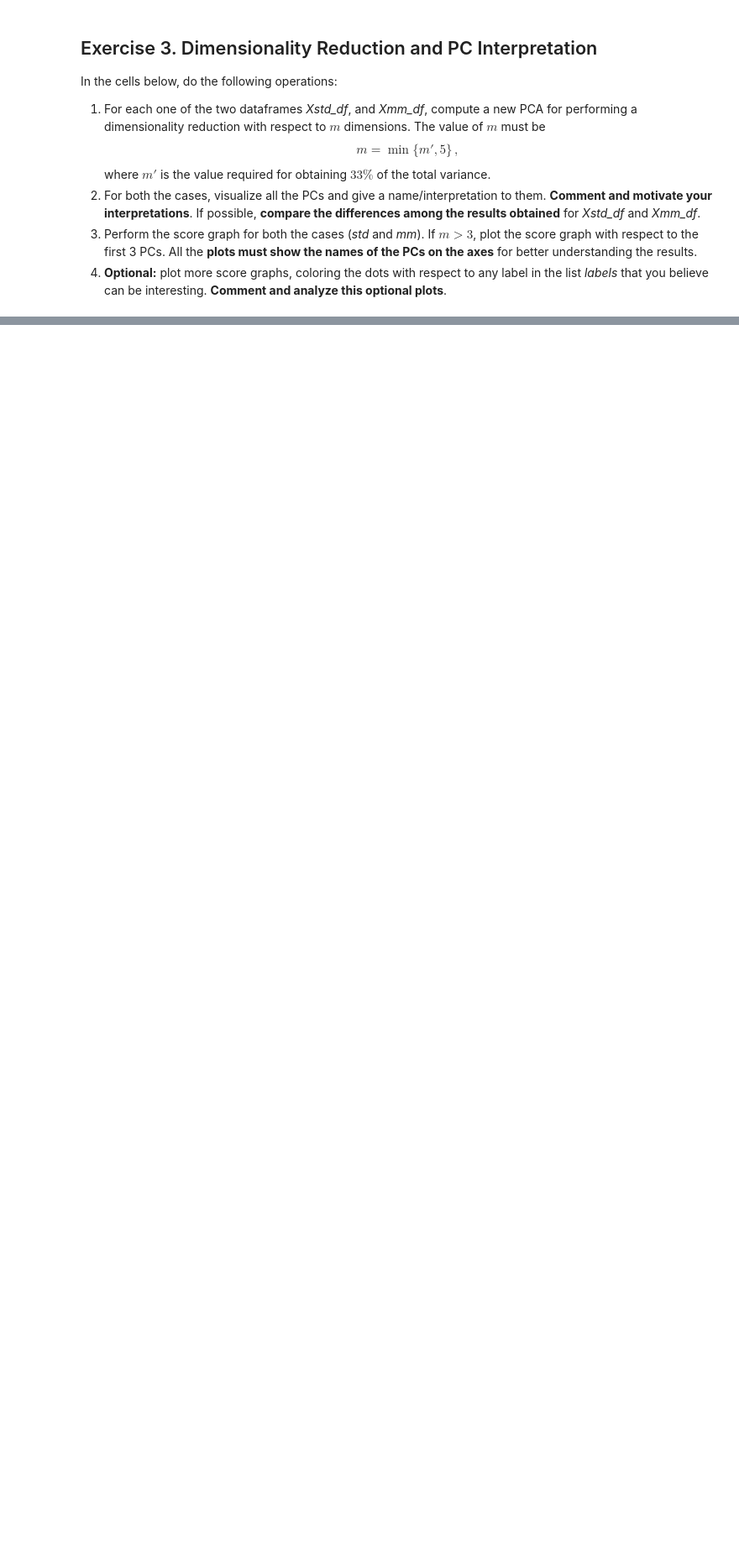
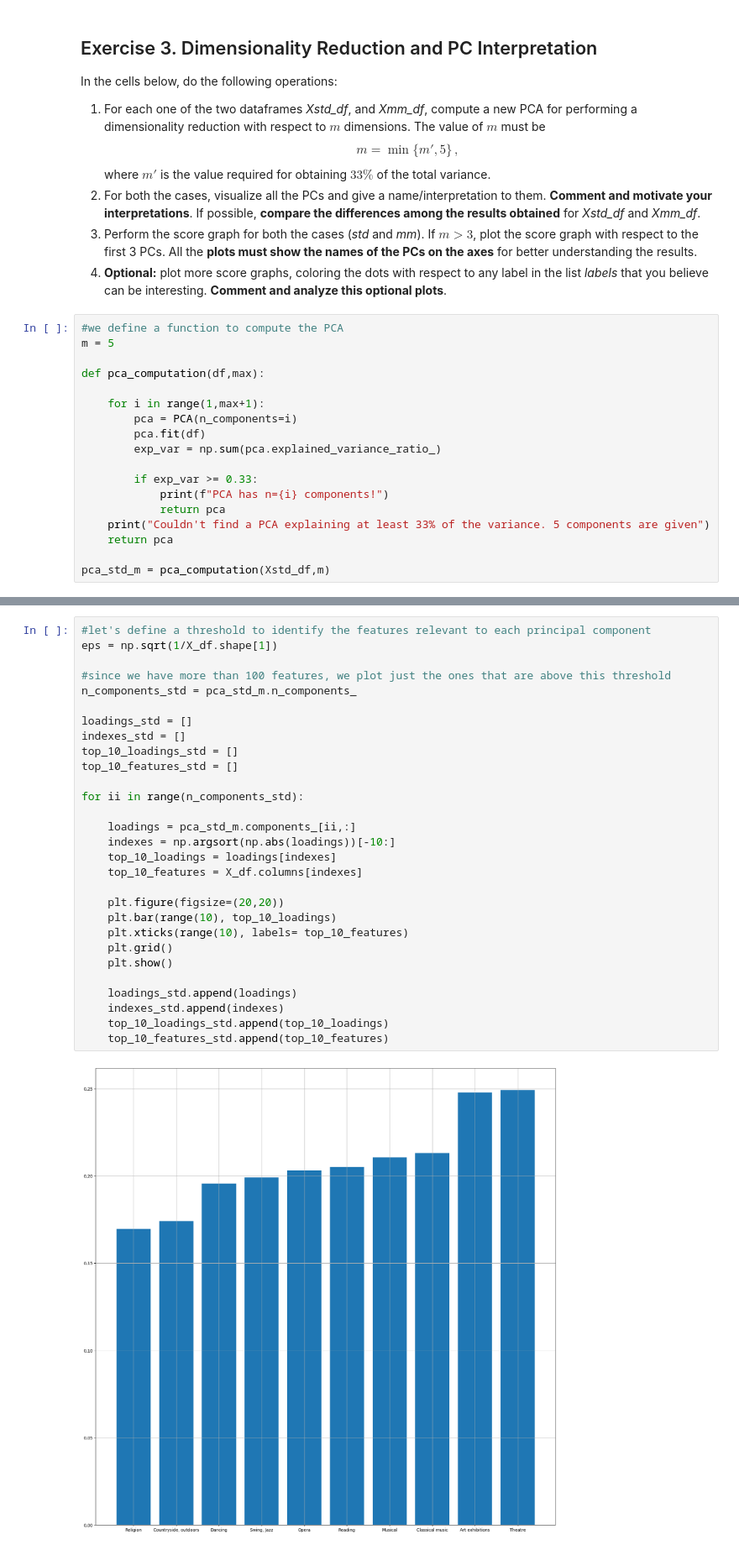
Before and after one commit to fabiolauro/PCA_CLA_Project, a Jupyter notebook: HWpca_Lauro_Martellone.ipynb, the cells around one changed output, grey strips where cells are left out. Shown at 84% size. Drawn from its saved outputs; the diff is of its cells as text; blank space fills up the shorter version.

Commit message:
written plots for the PCs of the std dataset

```diff
--- a/HWpca_Lauro_Martellone.ipynb
+++ b/HWpca_Lauro_Martellone.ipynb
@@ -429,3 +429,21 @@ In the cells below, do the following operations:
 2. For both the cases, visualize all the PCs and give a name/interpretation to them. **Comment and motivate your interpretations**. If possible, **compare the differences among the results obtained** for _Xstd_df_ and _Xmm_df_.
 3. Perform the score graph for both the cases (_std_ and _mm_). If $m>3$, plot the score graph with respect to the first 3 PCs. All the **plots must show the names of the PCs on the axes** for better understanding the results.
 4. **Optional:** plot more score graphs, coloring the dots with respect to any label in the list _labels_ that you believe can be interesting. **Comment and analyze this optional plots**.
+# %%
+#we define a function to compute the PCA
+m = 5
+
+def pca_computation(df,max):
+
+    for i in range(1,max+1):
+        pca = PCA(n_components=i)
+        pca.fit(df)
+        exp_var = np.sum(pca.explained_variance_ratio_)
+
+        if exp_var >= 0.33:
+            print(f"PCA has n={i} components!")
+            return pca
+    print("Couldn't find a PCA explaining at least 33% of the variance. 5 components are given")
+    return pca
+
+pca_std_m = pca_computation(Xstd_df,m)
@@ -431,0 +452,31 @@ In the cells below, do the following operations:
+# %%
+#let's define a threshold to identify the features relevant to each principal component
+eps = np.sqrt(1/X_df.shape[1])
+
+#since we have more than 100 features, we plot just the ones that are above this threshold
+n_components_std = pca_std_m.n_components_
+
+loadings_std = []
+indexes_std = []
+top_10_loadings_std = []
+top_10_features_std = []
+
+for ii in range(n_components_std):
+
+    loadings = pca_std_m.components_[ii,:]
+    indexes = np.argsort(np.abs(loadings))[-10:]
+    top_10_loadings = loadings[indexes]
+    top_10_features = X_df.columns[indexes]
+
+    plt.figure(figsize=(20,20))
+    plt.bar(range(10), top_10_loadings)
+    plt.xticks(range(10), labels= top_10_features)
+    plt.grid()
+    plt.show()
+
+    loadings_std.append(loadings)
+    indexes_std.append(indexes)
+    top_10_loadings_std.append(top_10_loadings)
+    top_10_features_std.append(top_10_features)
+# %% [output]
+[figure, added]
```
Also changed, not shown: parts of 4 cells of this notebook.
